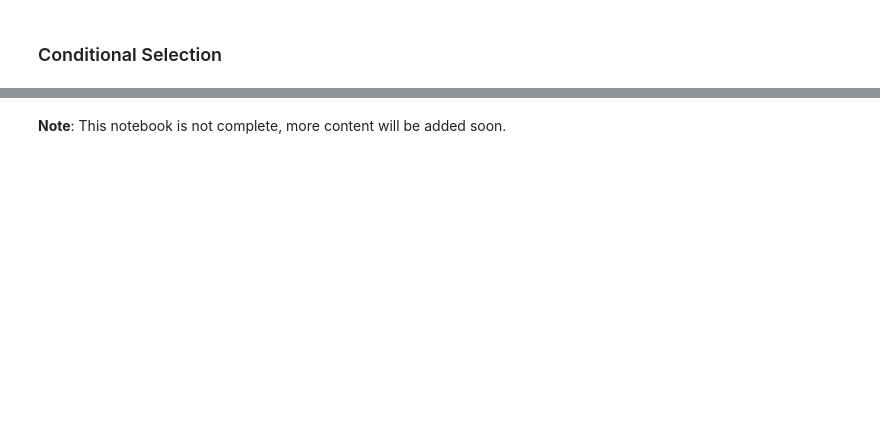
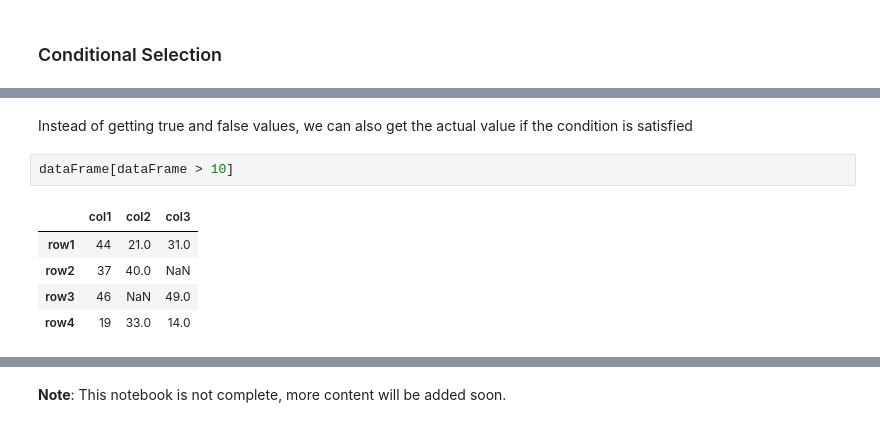
Before and after one commit to pranavj1001/LearnLanguages, a Jupyter notebook: python/DataAnalysis/pandas/Pandas.ipynb, the cells around one changed output, grey strips where cells are left out. Saved outputs shown, nothing was run; the diff lists cells and outputs as text; blank space fills up the shorter version.

Commit message:
add cells for conditional selection

```diff
--- a/python/DataAnalysis/pandas/Pandas.ipynb
+++ b/python/DataAnalysis/pandas/Pandas.ipynb
@@ -316,0 +333,10 @@ dataFrame.iloc[[0,1]]
+# %% [markdown]
+Instead of getting true and false values, we can also get the actual value if the condition is satisfied
+# %%
+dataFrame[dataFrame > 10]
+# %% [output]
+|  | col1 | col2 | col3 |
+| row1 | 44 | 21.0 | 31.0 |
+| row2 | 37 | 40.0 | NaN |
+| row3 | 46 | NaN | 49.0 |
+| row4 | 19 | 33.0 | 14.0 |
```
Also changed, not shown: parts of 28 cells of this notebook.
